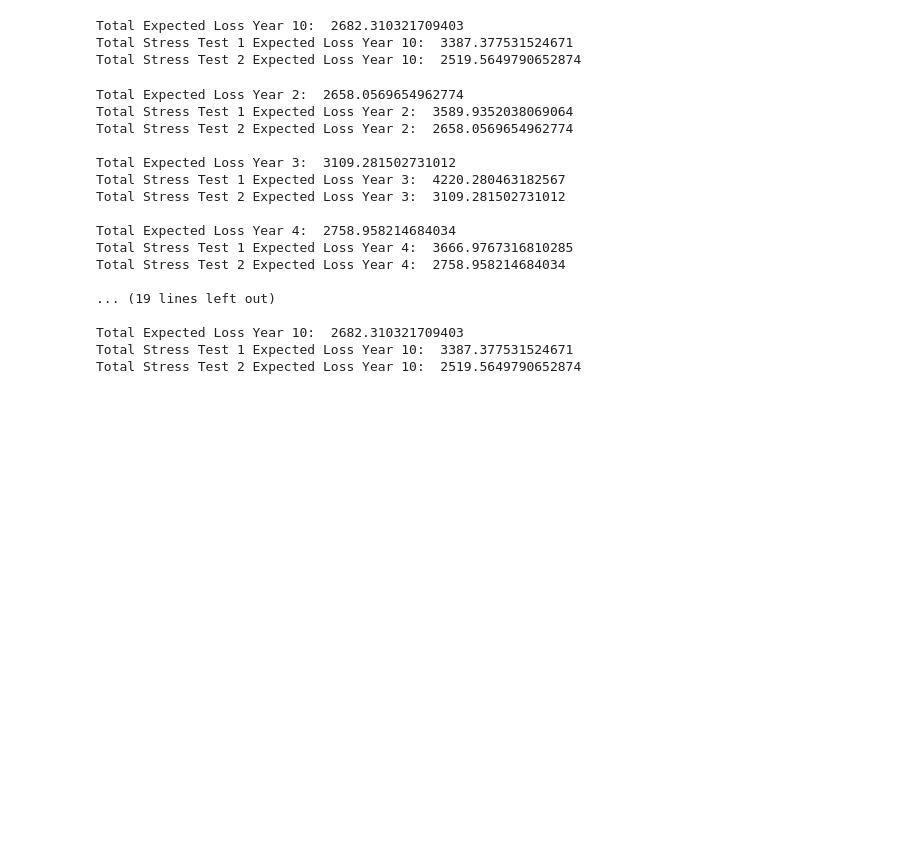
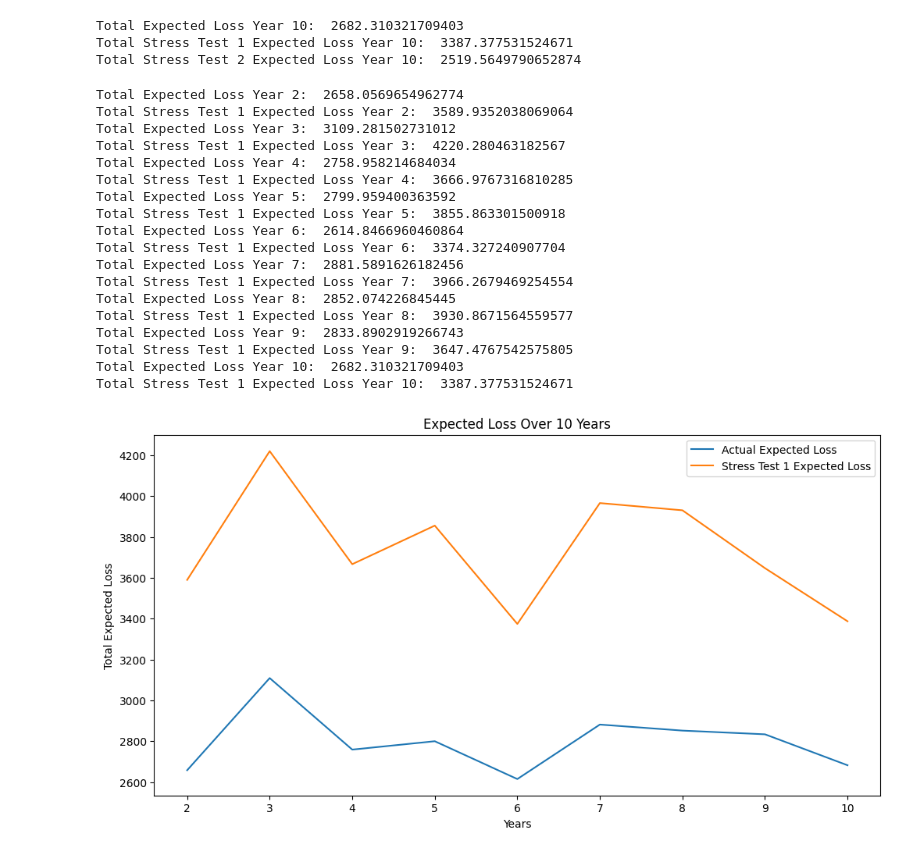
Before and after one commit to theofficialvedantjoshi/fram-assignment, a Jupyter notebook: stress_testing.ipynb, the cells around one changed output. Drawn from its saved outputs; the diff is of its cells as text; code cells hidden in the pictures; blank space fills up the shorter version.

Commit message:
feat: stress test comparisions

```diff
--- a/stress_testing.ipynb
+++ b/stress_testing.ipynb
@@ -196,33 +197,46 @@ print(
 Total Expected Loss Year 10:  2682.310321709403
 Total Stress Test 1 Expected Loss Year 10:  3387.377531524671
 Total Stress Test 2 Expected Loss Year 10:  2519.5649790652874
+# %%
+losses = {"actual":[], "stress_test_1":[]}
 # %%
 for year in range(2, 11):
+    losses["actual"].append(el_df[f"Year {year}"].sum())
+    losses["stress_test_1"].append(stress_test_1_el_df[f"Year {year}"].sum())
     print(f"Total Expected Loss Year {year}: ", el_df[f"Year {year}"].sum())
     print(
         f"Total Stress Test 1 Expected Loss Year {year}: ",
         stress_test_1_el_df[f"Year {year}"].sum(),
     )
-    print(
-        f"Total Stress Test 2 Expected Loss Year {year}: ",
-        stress_test_2_el_df[f"Year {year}"].sum(),
-        "\n",
-    )
 # %% [output]
 Total Expected Loss Year 2:  2658.0569654962774
 Total Stress Test 1 Expected Loss Year 2:  3589.9352038069064
-Total Stress Test 2 Expected Loss Year 2:  2658.0569654962774
-
 Total Expected Loss Year 3:  3109.281502731012
 Total Stress Test 1 Expected Loss Year 3:  4220.280463182567
-Total Stress Test 2 Expected Loss Year 3:  3109.281502731012
-
 Total Expected Loss Year 4:  2758.958214684034
 Total Stress Test 1 Expected Loss Year 4:  3666.9767316810285
-Total Stress Test 2 Expected Loss Year 4:  2758.958214684034
-
-... (19 lines left out)
-
+Total Expected Loss Year 5:  2799.959400363592
+Total Stress Test 1 Expected Loss Year 5:  3855.863301500918
+Total Expected Loss Year 6:  2614.8466960460864
+Total Stress Test 1 Expected Loss Year 6:  3374.327240907704
+Total Expected Loss Year 7:  2881.5891626182456
+Total Stress Test 1 Expected Loss Year 7:  3966.2679469254554
+Total Expected Loss Year 8:  2852.074226845445
+Total Stress Test 1 Expected Loss Year 8:  3930.8671564559577
+Total Expected Loss Year 9:  2833.8902919266743
+Total Stress Test 1 Expected Loss Year 9:  3647.4767542575805
 Total Expected Loss Year 10:  2682.310321709403
 Total Stress Test 1 Expected Loss Year 10:  3387.377531524671
-Total Stress Test 2 Expected Loss Year 10:  2519.5649790652874
+# %%
+#line charts for losses
+years = list(range(2, 11))
+plt.figure(figsize=(12, 6))
+plt.plot(years, losses["actual"], label="Actual Expected Loss")
+plt.plot(years, losses["stress_test_1"], label="Stress Test 1 Expected Loss")
+plt.xlabel("Years")
+plt.ylabel("Total Expected Loss")
+plt.title("Expected Loss Over 10 Years")
+plt.legend()
+plt.show()
+# %% [output]
+[figure, added]
```
Also changed, not shown: parts of 1 cell of this notebook.
